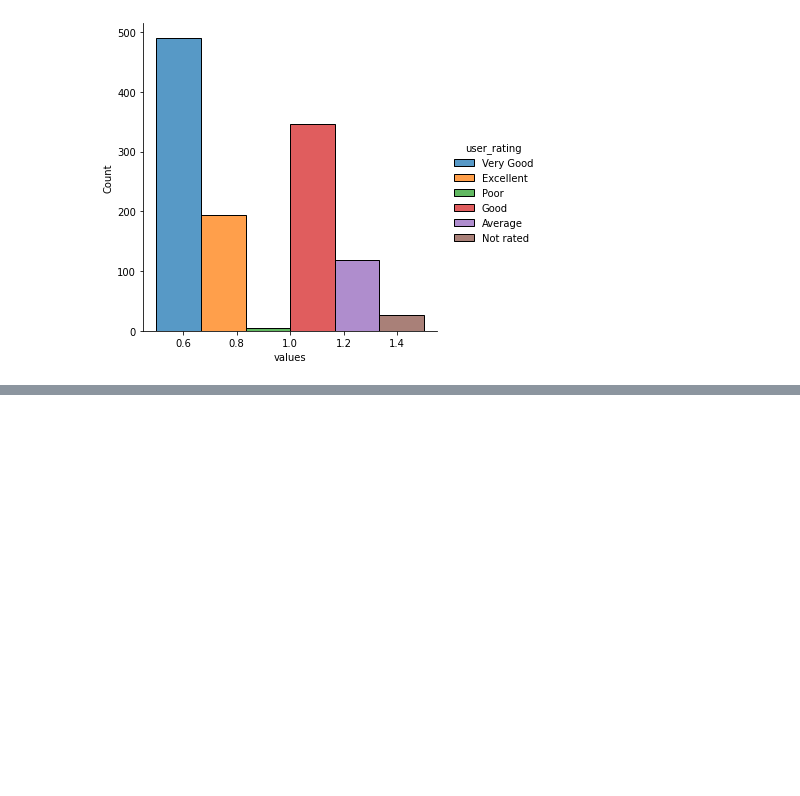
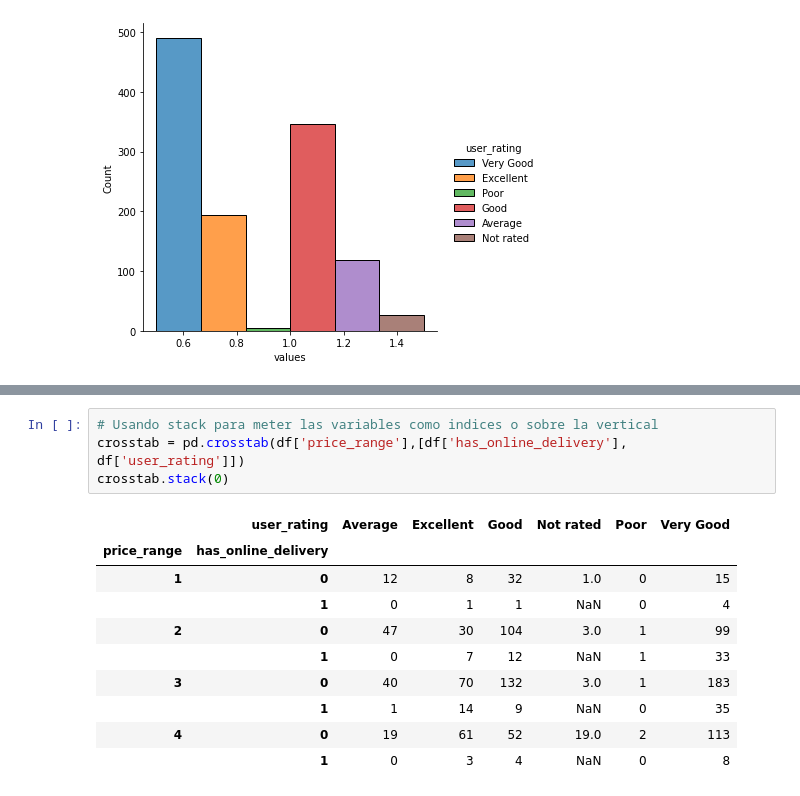
Before and after one commit to LIZZETHGOMEZ/BEDU-Santander, a Jupyter notebook: Analisis de Datos con Python/Sesion_3.ipynb, the cells around one changed output, grey strips where cells are left out. Cells and saved outputs as stored; diff of their text form; blank space fills up the shorter version.

```diff
--- a/Analisis de Datos con Python/Sesion_3.ipynb
+++ b/Analisis de Datos con Python/Sesion_3.ipynb
@@ -170,0 +207,15 @@ sns.displot(data = df, x = 'values',  hue = 'user_rating', multiple = 'dodge')
+# %%
+# Usando stack para meter las variables como indices o sobre la vertical
+crosstab = pd.crosstab(df['price_range'],[df['has_online_delivery'], df['user_rating']])
+crosstab.stack(0)
+# %% [output]
+|  | user_rating | Average | Excellent | Good | Not rated | Poor | Very Good |
+| price_range | has_online_delivery |  |  |  |  |  |  |
+| 1 | 0 | 12 | 8 | 32 | 1.0 | 0 | 15 |
+|  | 1 | 0 | 1 | 1 | NaN | 0 | 4 |
+| 2 | 0 | 47 | 30 | 104 | 3.0 | 1 | 99 |
+|  | 1 | 0 | 7 | 12 | NaN | 1 | 33 |
+| 3 | 0 | 40 | 70 | 132 | 3.0 | 1 | 183 |
+|  | 1 | 1 | 14 | 9 | NaN | 0 | 35 |
+| 4 | 0 | 19 | 61 | 52 | 19.0 | 2 | 113 |
+|  | 1 | 0 | 3 | 4 | NaN | 0 | 8 |
```
Also changed, not shown: parts of 10 cells of this notebook.
